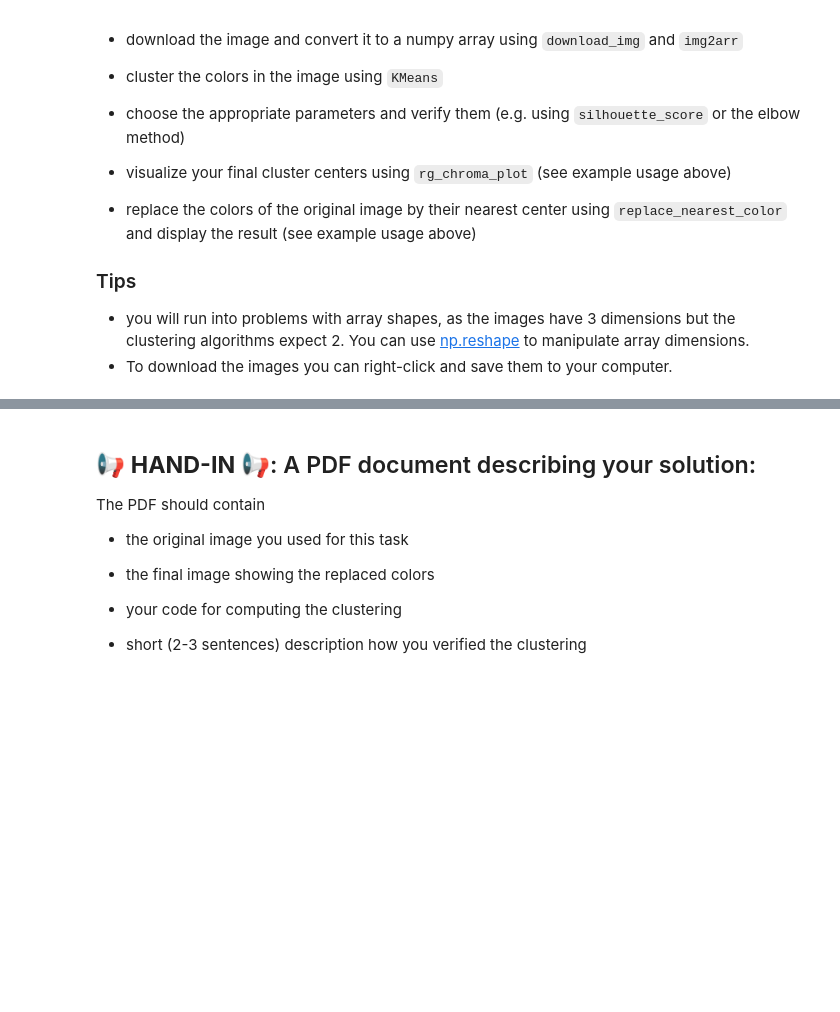
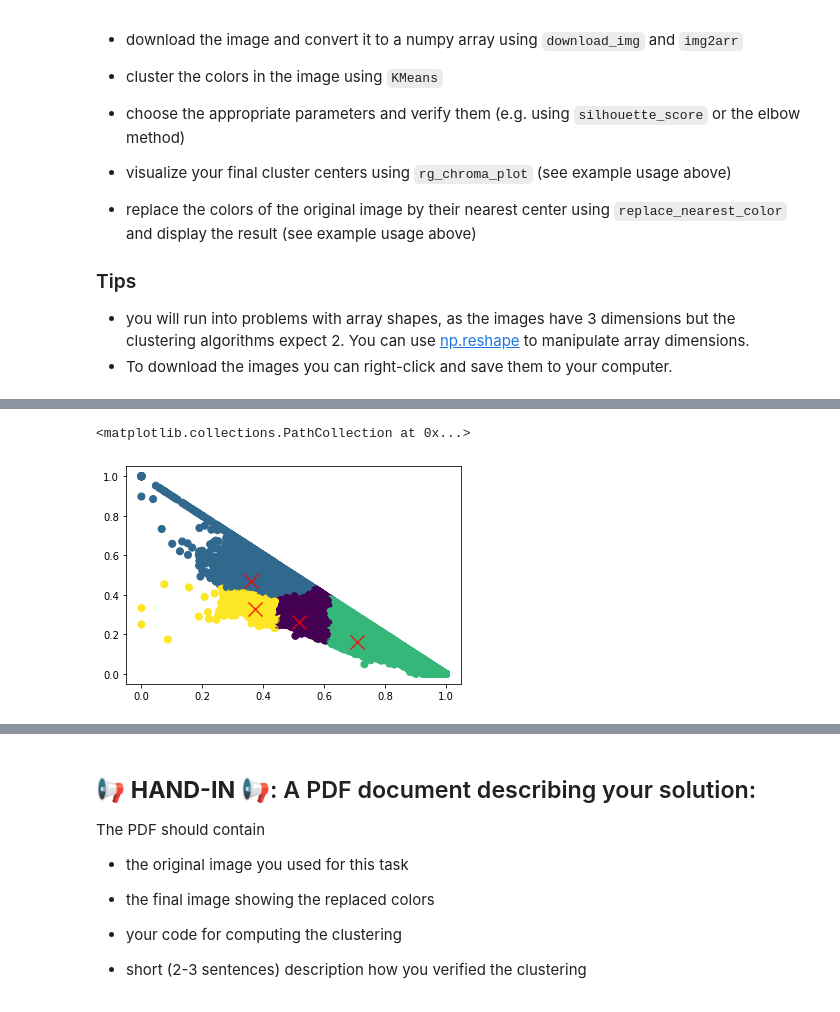
Before and after one commit to schazadm/mldm_hs22, a Jupyter notebook: labs/L02_Clustering_LAB_ASSIGNMENT.ipynb, the cells around one changed output, grey strips where cells are left out. Cells and saved outputs as stored; diff of their text form; code cells hidden in the pictures; blank space fills up the shorter version.

```diff
--- a/labs/L02_Clustering_LAB_ASSIGNMENT.ipynb
+++ b/labs/L02_Clustering_LAB_ASSIGNMENT.ipynb
@@ -303,0 +344,9 @@ display(arr2img(replaced))
+# %%
+# show clusters of image colors
+kmeans = KMeans(n_clusters=4).fit(img_rg)
+cluster_assignment = kmeans.predict(img_rg)
+plt.scatter(img_rg[:, 0], img_rg[:, 1], c=cluster_assignment, s=50, cmap="viridis")
+plt.scatter(kmeans.cluster_centers_[:, 0], kmeans.cluster_centers_[:, 1], c="red", marker='x', s=200, alpha=.8)
+# %% [output]
+<matplotlib.collections.PathCollection at 0x...>
+[figure, added]
```
Also changed, not shown: parts of 10 cells of this notebook.
